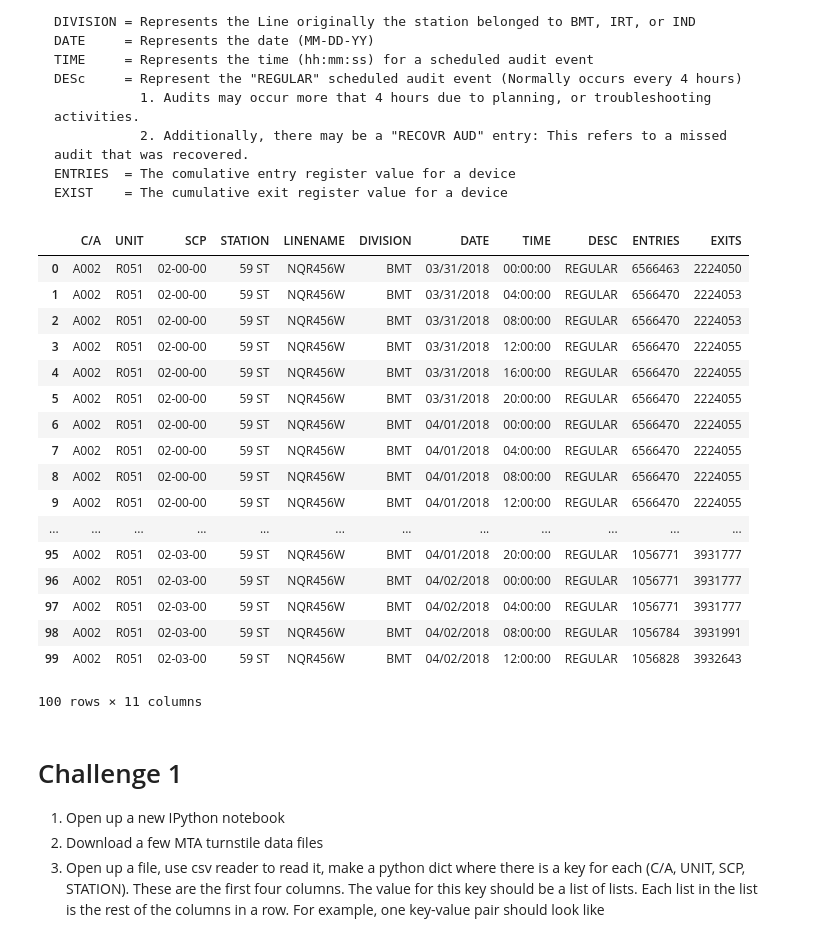
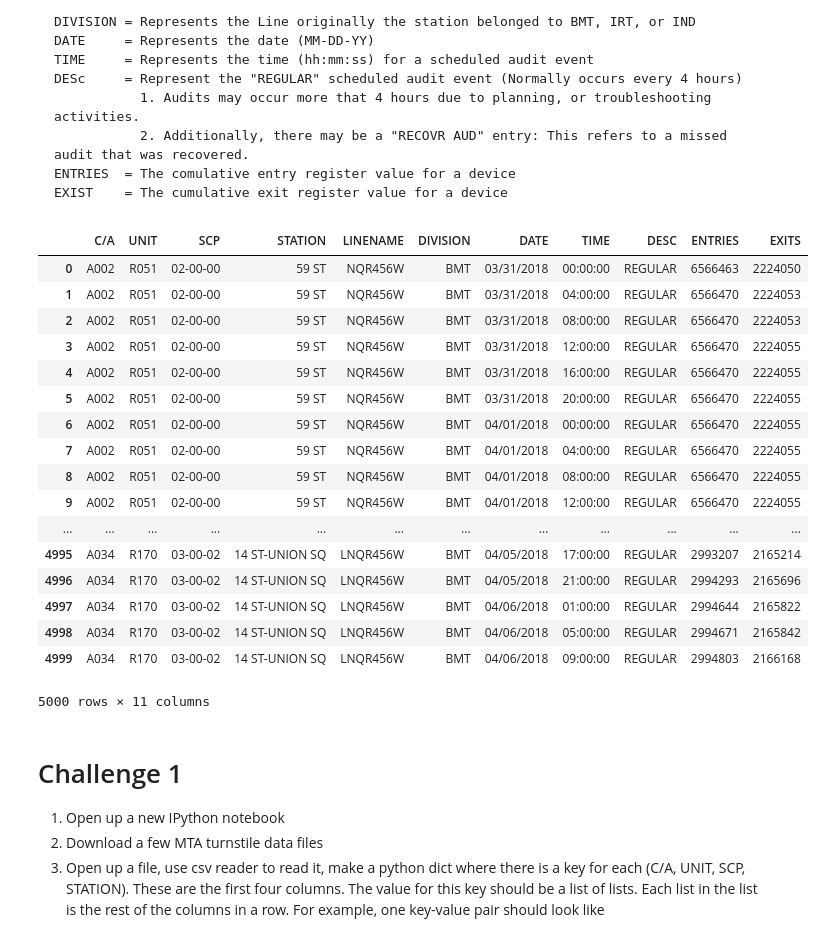
Before and after one commit to cyrus-rustomji/metis_projects, a Jupyter notebook: EDA.ipynb, the cells around one changed output. Cells and saved outputs as stored; diff of their text form; code cells hidden in the pictures.

````diff
--- a/EDA.ipynb
+++ b/EDA.ipynb
@@ -34,27 +37,27 @@ ENTRIES  = The comulative entry register value for a device
 EXIST    = The cumulative exit register value for a device
 ```
 # %%
-data=data.head(100)
+data=data.head(5000)
 data
 # %% [output]
 |  | C/A | UNIT | SCP | STATION | LINENAME | DIVISION | DATE | TIME | DESC | ENTRIES | EXITS |
 | 0 | A002 | R051 | 02-00-00 | 59 ST | NQR456W | BMT | 03/31/2018 | 00:00:00 | REGULAR | 6566463 | 2224050 |
 | 1 | A002 | R051 | 02-00-00 | 59 ST | NQR456W | BMT | 03/31/2018 | 04:00:00 | REGULAR | 6566470 | 2224053 |
 | 2 | A002 | R051 | 02-00-00 | 59 ST | NQR456W | BMT | 03/31/2018 | 08:00:00 | REGULAR | 6566470 | 2224053 |
 | 3 | A002 | R051 | 02-00-00 | 59 ST | NQR456W | BMT | 03/31/2018 | 12:00:00 | REGULAR | 6566470 | 2224055 |
 | 4 | A002 | R051 | 02-00-00 | 59 ST | NQR456W | BMT | 03/31/2018 | 16:00:00 | REGULAR | 6566470 | 2224055 |
 | 5 | A002 | R051 | 02-00-00 | 59 ST | NQR456W | BMT | 03/31/2018 | 20:00:00 | REGULAR | 6566470 | 2224055 |
 | 6 | A002 | R051 | 02-00-00 | 59 ST | NQR456W | BMT | 04/01/2018 | 00:00:00 | REGULAR | 6566470 | 2224055 |
 | 7 | A002 | R051 | 02-00-00 | 59 ST | NQR456W | BMT | 04/01/2018 | 04:00:00 | REGULAR | 6566470 | 2224055 |
 | 8 | A002 | R051 | 02-00-00 | 59 ST | NQR456W | BMT | 04/01/2018 | 08:00:00 | REGULAR | 6566470 | 2224055 |
 | 9 | A002 | R051 | 02-00-00 | 59 ST | NQR456W | BMT | 04/01/2018 | 12:00:00 | REGULAR | 6566470 | 2224055 |
 | ... | ... | ... | ... | ... | ... | ... | ... | ... | ... | ... | ... |
-| 95 | A002 | R051 | 02-03-00 | 59 ST | NQR456W | BMT | 04/01/2018 | 20:00:00 | REGULAR | 1056771 | 3931777 |
-| 96 | A002 | R051 | 02-03-00 | 59 ST | NQR456W | BMT | 04/02/2018 | 00:00:00 | REGULAR | 1056771 | 3931777 |
-| 97 | A002 | R051 | 02-03-00 | 59 ST | NQR456W | BMT | 04/02/2018 | 04:00:00 | REGULAR | 1056771 | 3931777 |
-| 98 | A002 | R051 | 02-03-00 | 59 ST | NQR456W | BMT | 04/02/2018 | 08:00:00 | REGULAR | 1056784 | 3931991 |
-| 99 | A002 | R051 | 02-03-00 | 59 ST | NQR456W | BMT | 04/02/2018 | 12:00:00 | REGULAR | 1056828 | 3932643 |
+| 4995 | A034 | R170 | 03-00-02 | 14 ST-UNION SQ | LNQR456W | BMT | 04/05/2018 | 17:00:00 | REGULAR | 2993207 | 2165214 |
+| 4996 | A034 | R170 | 03-00-02 | 14 ST-UNION SQ | LNQR456W | BMT | 04/05/2018 | 21:00:00 | REGULAR | 2994293 | 2165696 |
+| 4997 | A034 | R170 | 03-00-02 | 14 ST-UNION SQ | LNQR456W | BMT | 04/06/2018 | 01:00:00 | REGULAR | 2994644 | 2165822 |
+| 4998 | A034 | R170 | 03-00-02 | 14 ST-UNION SQ | LNQR456W | BMT | 04/06/2018 | 05:00:00 | REGULAR | 2994671 | 2165842 |
+| 4999 | A034 | R170 | 03-00-02 | 14 ST-UNION SQ | LNQR456W | BMT | 04/06/2018 | 09:00:00 | REGULAR | 2994803 | 2166168 |
-100 rows × 11 columns
+5000 rows × 11 columns
 # %% [markdown]
 # Challenge 1
 1. Open up a new IPython notebook
````
Also changed, not shown: parts of 18 cells of this notebook.
